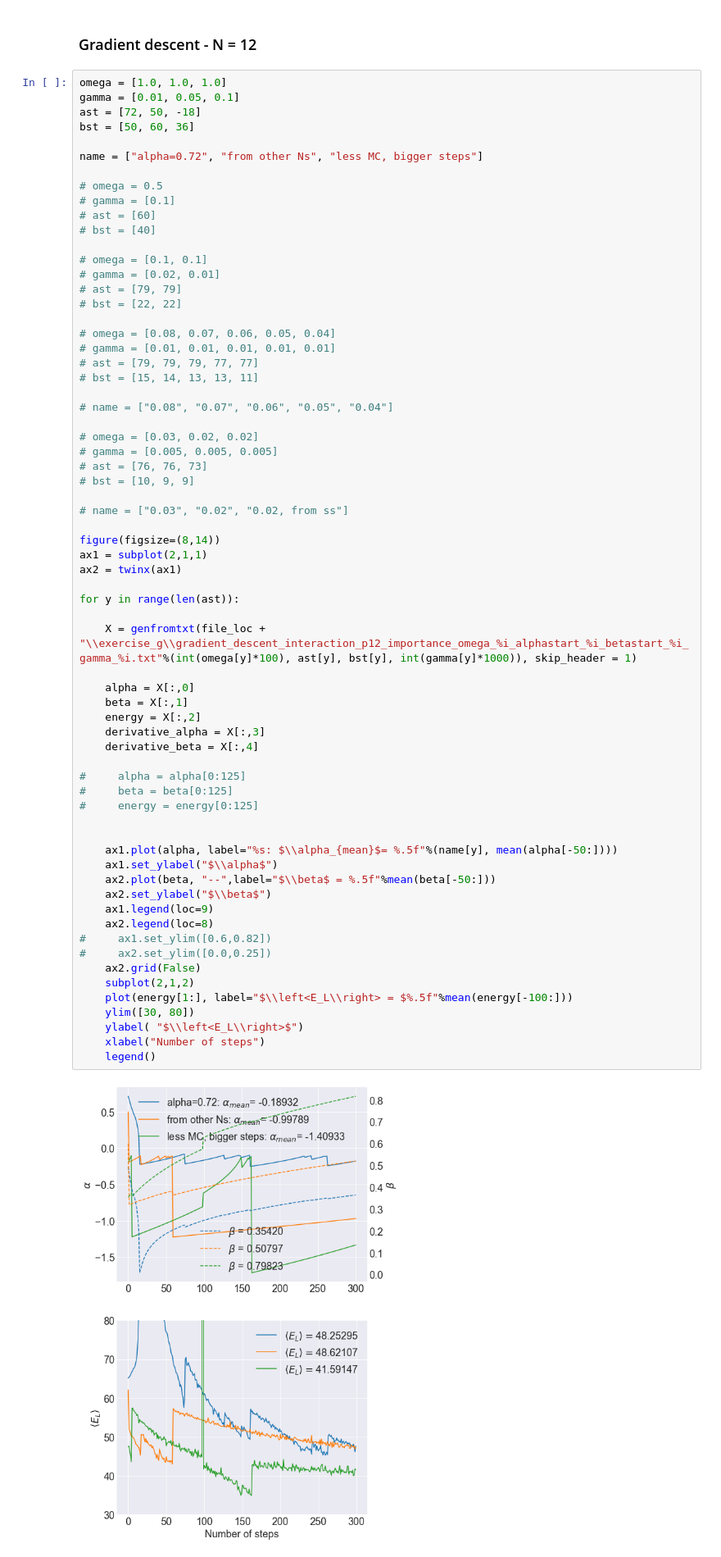
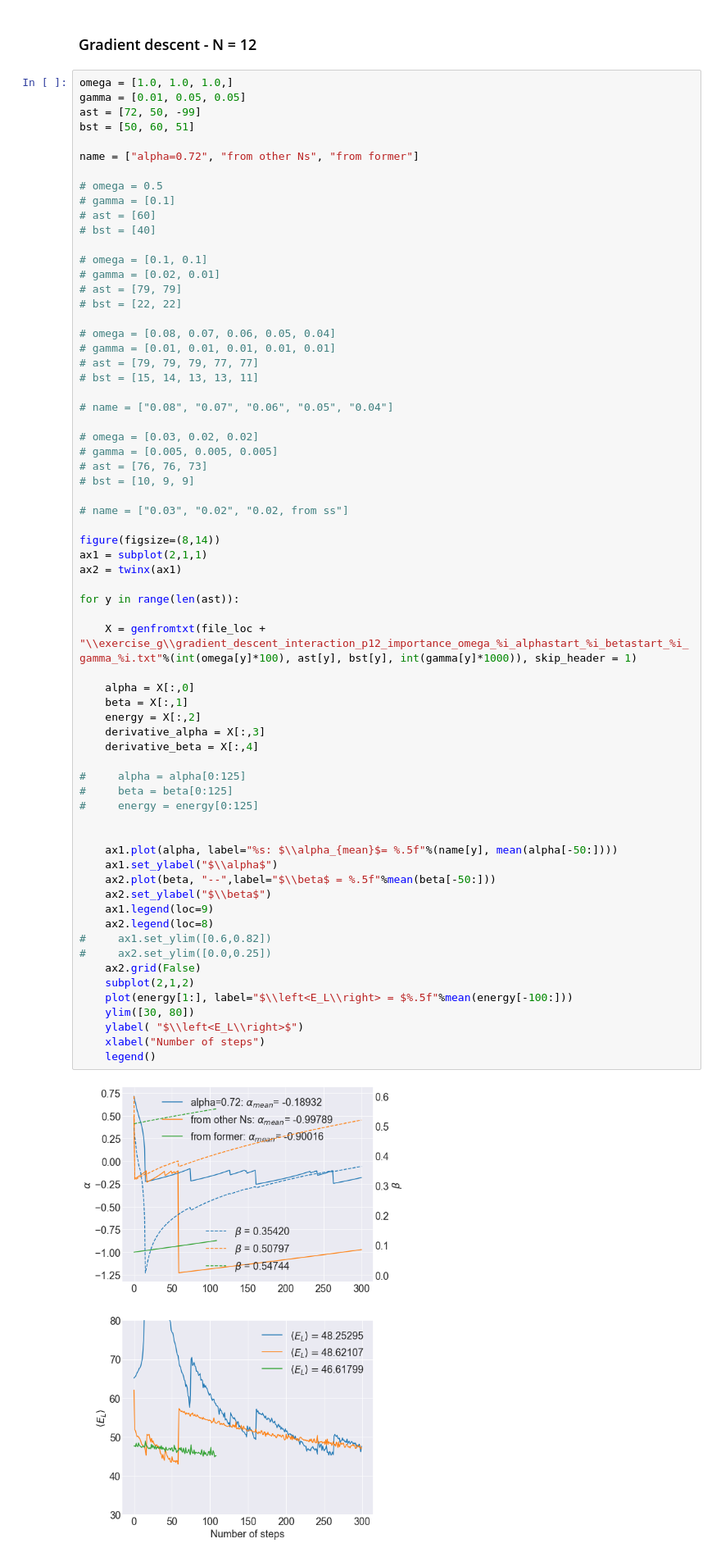
Before and after one commit to vildemjo/vmc_fermions, a Jupyter notebook: analysisscripts/plotting.ipynb, the cells around one changed output. Shown at 82% size. Saved outputs shown, nothing was run; the diff lists cells and outputs as text.

```diff
--- a/analysisscripts/plotting.ipynb
+++ b/analysisscripts/plotting.ipynb
@@ -268,12 +268,12 @@ for y in range(len(ast)):
 # %% [markdown]
 ### Gradient descent - N = 12
 # %%
-omega = [1.0, 1.0, 1.0]
-gamma = [0.01, 0.05, 0.1]
-ast = [72, 50, -18]
-bst = [50, 60, 36]
+omega = [1.0, 1.0, 1.0,]
+gamma = [0.01, 0.05, 0.05]
+ast = [72, 50, -99]
+bst = [50, 60, 51]
 
-name = ["alpha=0.72", "from other Ns", "less MC, bigger steps"]
+name = ["alpha=0.72", "from other Ns", "from former"]
 
 # omega = 0.5
 # gamma = [0.1]
@@ -307,34 +307,34 @@ for y in range(len(ast)):
 
     X = genfromtxt(file_loc + "\\exercise_g\\gradient_descent_interaction_p12_importance_omega_%i_alphastart_%i_betastart_%i_gamma_%i.txt"%(int(omega[y]*100), ast[y], bst[y], int(gamma[y]*1000)), skip_header = 1)
 
     alpha = X[:,0]
     beta = X[:,1]
     energy = X[:,2]
     derivative_alpha = X[:,3]
     derivative_beta = X[:,4]
 
 #     alpha = alpha[0:125]
 #     beta = beta[0:125]
 #     energy = energy[0:125]
 
 
     ax1.plot(alpha, label="%s: $\\alpha_{mean}$= %.5f"%(name[y], mean(alpha[-50:])))
     ax1.set_ylabel("$\\alpha$")
     ax2.plot(beta, "--",label="$\\beta$ = %.5f"%mean(beta[-50:]))
     ax2.set_ylabel("$\\beta$")
     ax1.legend(loc=9)
     ax2.legend(loc=8)
 #     ax1.set_ylim([0.6,0.82])
 #     ax2.set_ylim([0.0,0.25])
     ax2.grid(False)
     subplot(2,1,2)
     plot(energy[1:], label="$\\left<E_L\\right> = $%.5f"%mean(energy[-100:]))
     ylim([30, 80])
     ylabel( "$\\left<E_L\\right>$")
     xlabel("Number of steps")
     legend()
 # %% [output]
-[figure, old version]
+[figure, new version]
 # %% [markdown]
 ### Different omegas
 # %%
```
Also changed, not shown: parts of 3 cells of this notebook, 18 other files.
